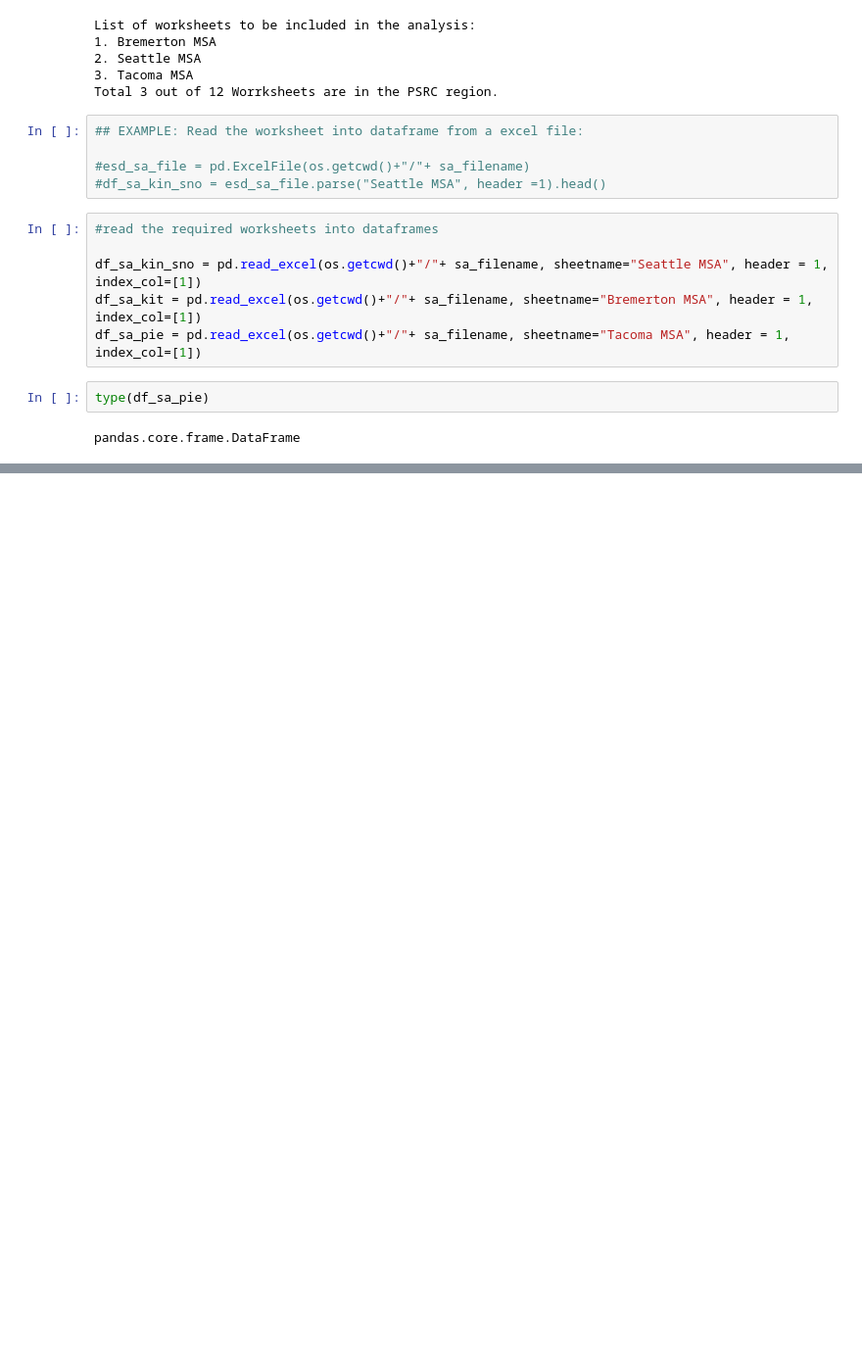
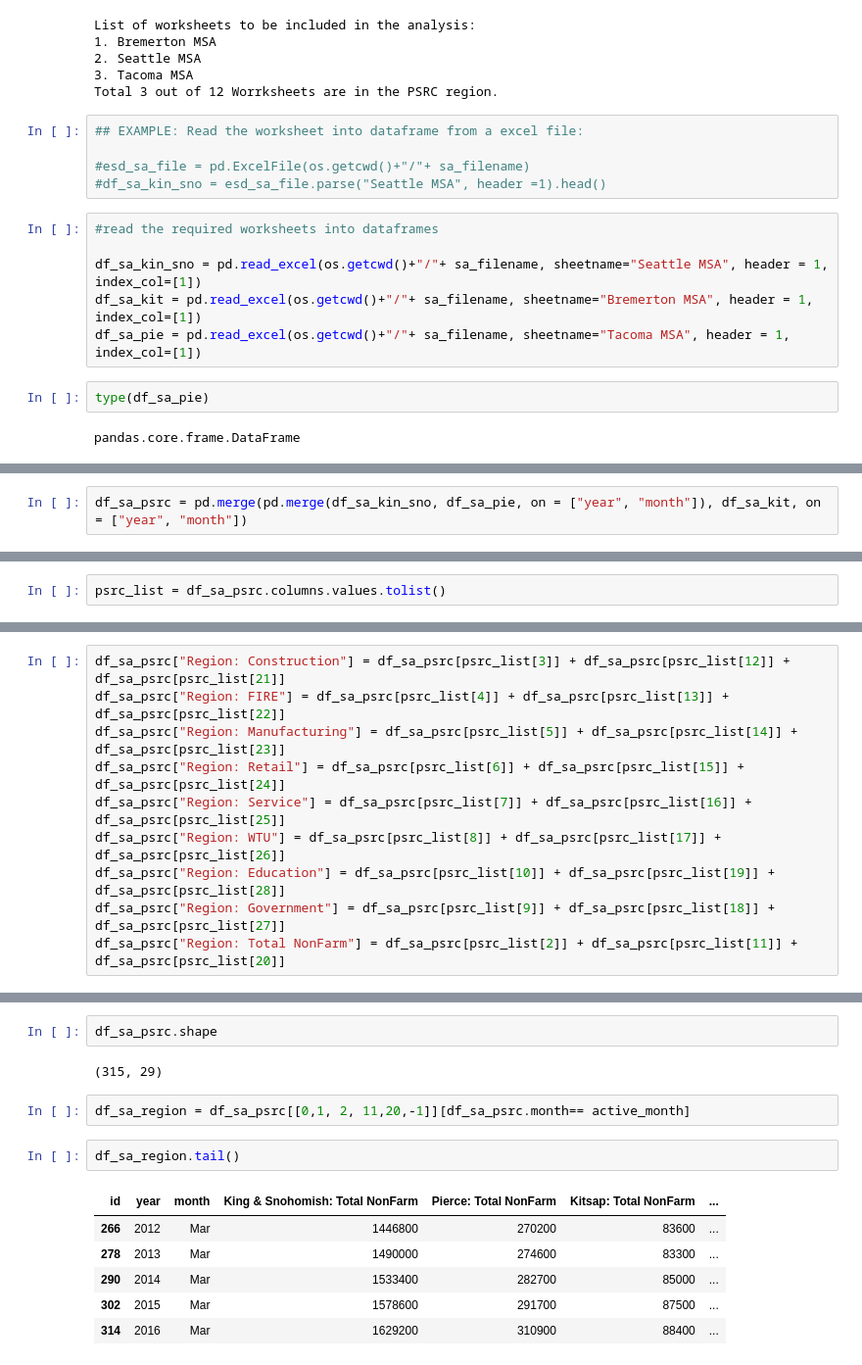
Before and after one commit to jalaljahir/wa_esd_emp, a Jupyter notebook: monthly_emp_update_ESD.ipynb, the cells around one changed output, grey strips where cells are left out. Shown: that part at 98% size. Cells and saved outputs as stored; diff of their text form; blank space fills up the shorter version.

```diff
--- a/monthly_emp_update_ESD.ipynb
+++ b/monthly_emp_update_ESD.ipynb
@@ -355,0 +324,2 @@ dfs["Seattle MSA"].head()
+# %%
+df_sa_psrc = pd.merge(pd.merge(df_sa_kin_sno, df_sa_pie, on = ["year", "month"]), df_sa_kit, on = ["year", "month"])
@@ -355,0 +336,2 @@ dfs["Seattle MSA"].head()
+# %%
+psrc_list = df_sa_psrc.columns.values.tolist()
@@ -355,0 +362,10 @@ dfs["Seattle MSA"].head()
+# %%
+df_sa_psrc["Region: Construction"] = df_sa_psrc[psrc_list[3]] + df_sa_psrc[psrc_list[12]] + df_sa_psrc[psrc_list[21]]
+df_sa_psrc["Region: FIRE"] = df_sa_psrc[psrc_list[4]] + df_sa_psrc[psrc_list[13]] + df_sa_psrc[psrc_list[22]]
+df_sa_psrc["Region: Manufacturing"] = df_sa_psrc[psrc_list[5]] + df_sa_psrc[psrc_list[14]] + df_sa_psrc[psrc_list[23]]
+df_sa_psrc["Region: Retail"] = df_sa_psrc[psrc_list[6]] + df_sa_psrc[psrc_list[15]] + df_sa_psrc[psrc_list[24]]
+df_sa_psrc["Region: Service"] = df_sa_psrc[psrc_list[7]] + df_sa_psrc[psrc_list[16]] + df_sa_psrc[psrc_list[25]]
+df_sa_psrc["Region: WTU"] = df_sa_psrc[psrc_list[8]] + df_sa_psrc[psrc_list[17]] + df_sa_psrc[psrc_list[26]]
+df_sa_psrc["Region: Education"] = df_sa_psrc[psrc_list[10]] + df_sa_psrc[psrc_list[19]] + df_sa_psrc[psrc_list[28]]
+df_sa_psrc["Region: Government"] = df_sa_psrc[psrc_list[9]] + df_sa_psrc[psrc_list[18]] + df_sa_psrc[psrc_list[27]]
+df_sa_psrc["Region: Total NonFarm"] = df_sa_psrc[psrc_list[2]] + df_sa_psrc[psrc_list[11]] + df_sa_psrc[psrc_list[20]]
@@ -355,0 +392,15 @@ dfs["Seattle MSA"].head()
+# %%
+df_sa_psrc.shape
+# %% [output]
+(315, 29)
+# %%
+df_sa_region = df_sa_psrc[[0,1, 2, 11,20,-1]][df_sa_psrc.month== active_month]
+# %%
+df_sa_region.tail()
+# %% [output]
+| id | year | month | King & Snohomish: Total NonFarm | Pierce: Total NonFarm | Kitsap: Total NonFarm | ... |
+| 266 | 2012 | Mar | 1446800 | 270200 | 83600 | ... |
+| 278 | 2013 | Mar | 1490000 | 274600 | 83300 | ... |
+| 290 | 2014 | Mar | 1533400 | 282700 | 85000 | ... |
+| 302 | 2015 | Mar | 1578600 | 291700 | 87500 | ... |
+| 314 | 2016 | Mar | 1629200 | 310900 | 88400 | ... |
```
Also changed, not shown: parts of 56 cells of this notebook, 2 other files.
